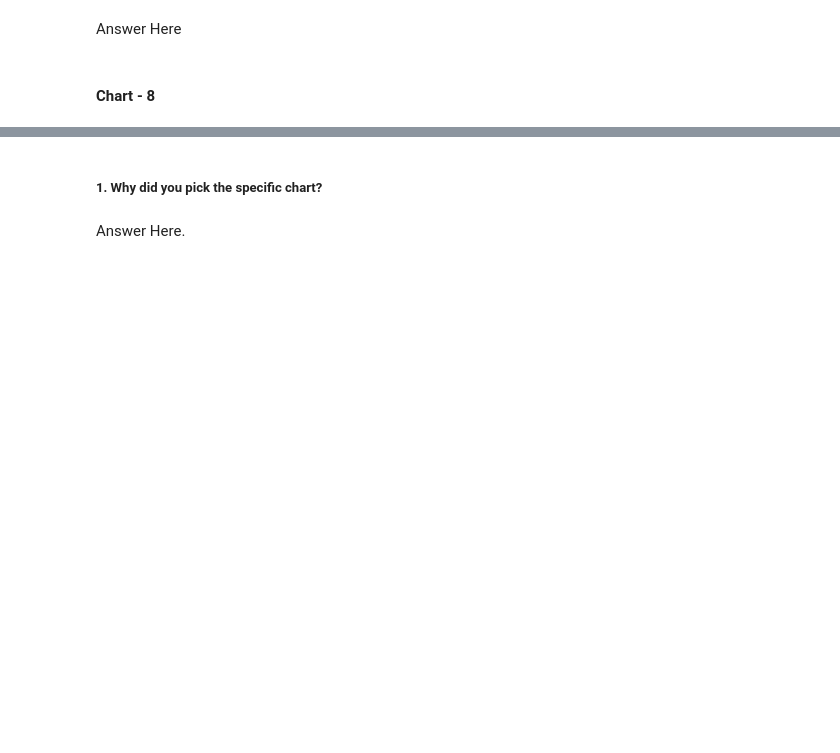
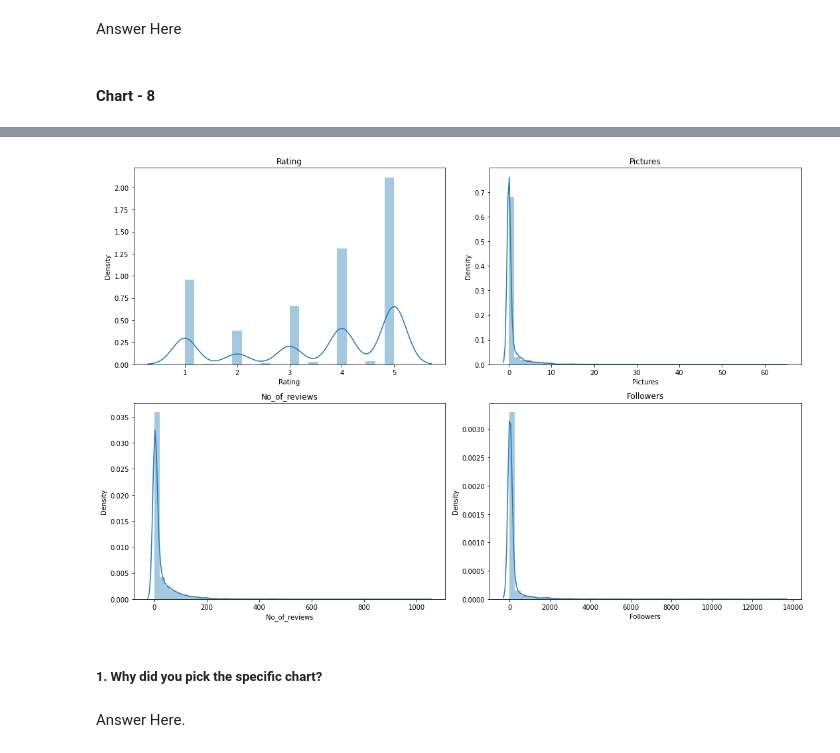
Before and after one commit to sonika-07/Zomato-Restaurant-Clustering-And-Sentiment-Analysis, a Jupyter notebook: Zomato_Restaurant_Clustering_And_Sentiment_Analysis.ipynb, the cells around one changed output, grey strips where cells are left out. Drawn from its saved outputs; the diff is of its cells as text; code cells hidden in the pictures; blank space fills up the shorter version.

```diff
--- a/Zomato_Restaurant_Clustering_And_Sentiment_Analysis.ipynb
+++ b/Zomato_Restaurant_Clustering_And_Sentiment_Analysis.ipynb
@@ -825,3 +845,16 @@ Answer Here
+# %%
+  #Distribution plot
+n=1
+plt.figure(figsize=(15,10))
+for col in num_cols_review:
+   plt.subplot(2,2,n)
+   n+=1
+   sns.distplot(review[col])
+   plt.title(col)
+   plt.tight_layout()
+  # plt.show()
+# %% [output]
+[figure, added]
 # %% [markdown]
 ##### 1. Why did you pick the specific chart?
 # %% [markdown]
```
Also changed, not shown: parts of 22 cells of this notebook.
